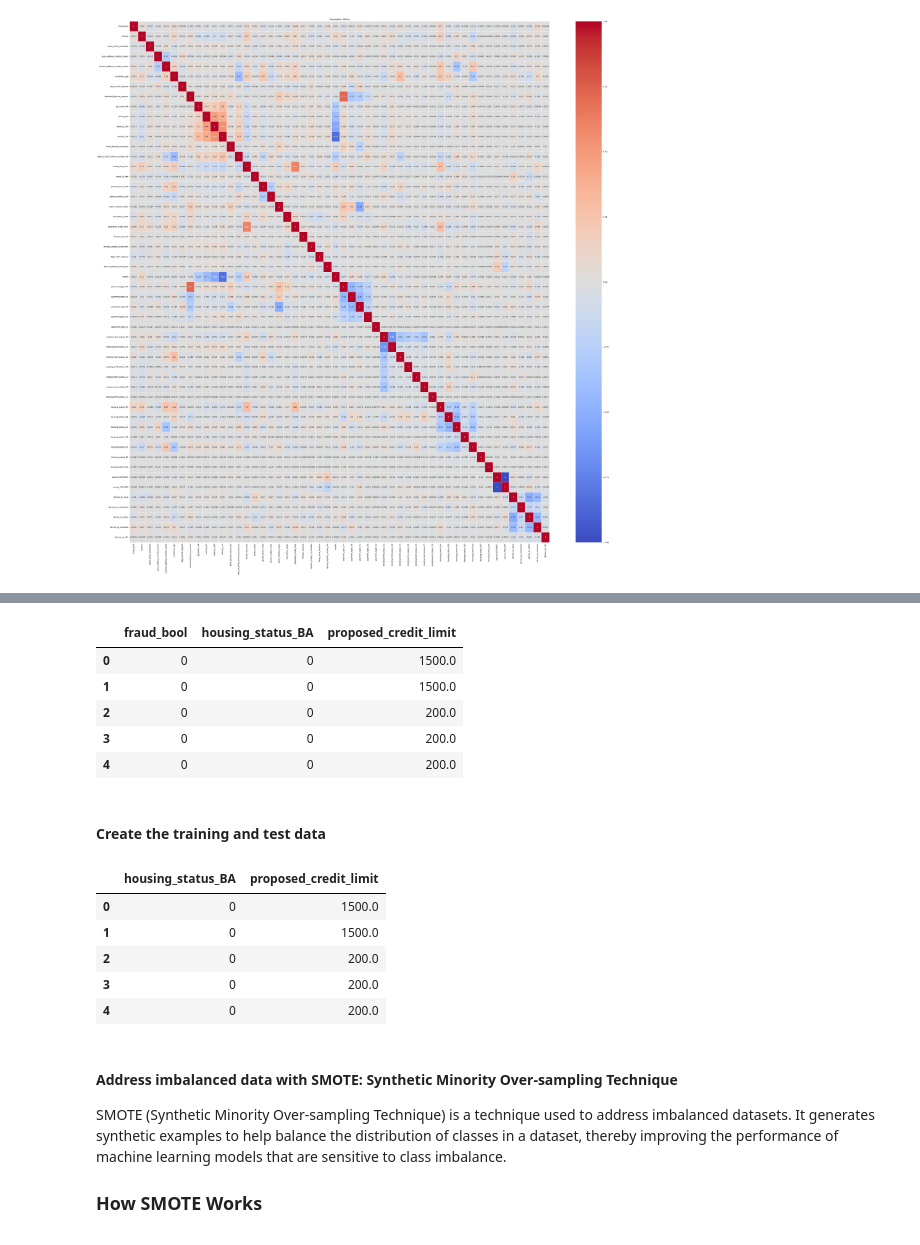
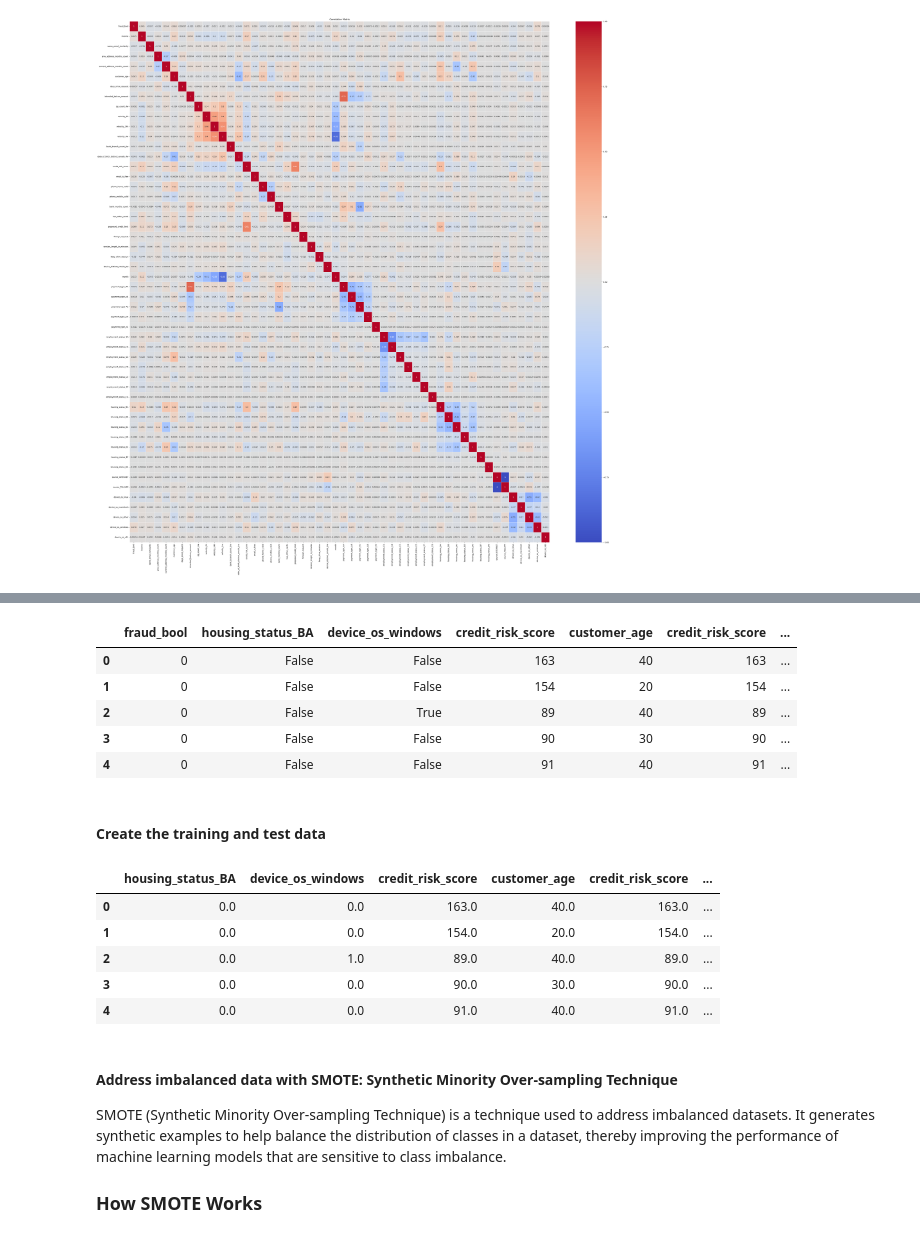
Before and after one commit to kevinxiong613/bank-fraud-detection, a Jupyter notebook: bank_fraud.ipynb, the cells around one changed output, grey strips where cells are left out. Cells and saved outputs as stored; diff of their text form; code cells hidden in the pictures.

```diff
--- a/bank_fraud.ipynb
+++ b/bank_fraud.ipynb
@@ -179,26 +201,38 @@ plt.show()
 # %%
-features = ['fraud_bool', 'housing_status_BA', 'proposed_credit_limit']
-df = df[features]
-df.head()
+features = [
+    "fraud_bool",
+    "housing_status_BA",
+    "device_os_windows",
+    "credit_risk_score",
+    "customer_age",
+    "credit_risk_score",
+    "keep_alive_session",
+    "income",
+    "date_of_birth_distinct_emails_4w",
+    "device_os_linux",
+    "name_email_similarity",
+]
+processed_df = df[features]
+processed_df.head()
 # %% [output]
-|  | fraud_bool | housing_status_BA | proposed_credit_limit |
-| 0 | 0 | 0 | 1500.0 |
-| 1 | 0 | 0 | 1500.0 |
-| 2 | 0 | 0 | 200.0 |
-| 3 | 0 | 0 | 200.0 |
-| 4 | 0 | 0 | 200.0 |
+|  | fraud_bool | housing_status_BA | device_os_windows | credit_risk_score | customer_age | credit_risk_score | ... |
+| 0 | 0 | False | False | 163 | 40 | 163 | ... |
+| 1 | 0 | False | False | 154 | 20 | 154 | ... |
+| 2 | 0 | False | True | 89 | 40 | 89 | ... |
+| 3 | 0 | False | False | 90 | 30 | 90 | ... |
+| 4 | 0 | False | False | 91 | 40 | 91 | ... |
 # %% [markdown]
 #### Create the training and test data
 # %%
 # First split the data into the features and the true labels for each row
-X = df.drop('fraud_bool', axis=1)
-Y = df['fraud_bool']
+X = processed_df.drop('fraud_bool', axis=1).applymap(float)
+Y = processed_df['fraud_bool']
 X.head()
 # %% [output]
-|  | housing_status_BA | proposed_credit_limit |
-| 0 | 0 | 1500.0 |
-| 1 | 0 | 1500.0 |
-| 2 | 0 | 200.0 |
-| 3 | 0 | 200.0 |
-| 4 | 0 | 200.0 |
+|  | housing_status_BA | device_os_windows | credit_risk_score | customer_age | credit_risk_score | ... |
+| 0 | 0.0 | 0.0 | 163.0 | 40.0 | 163.0 | ... |
+| 1 | 0.0 | 0.0 | 154.0 | 20.0 | 154.0 | ... |
+| 2 | 0.0 | 1.0 | 89.0 | 40.0 | 89.0 | ... |
+| 3 | 0.0 | 0.0 | 90.0 | 30.0 | 90.0 | ... |
+| 4 | 0.0 | 0.0 | 91.0 | 40.0 | 91.0 | ... |
 # %%
```
Also changed, not shown: parts of 29 cells of this notebook, 1 other file.
